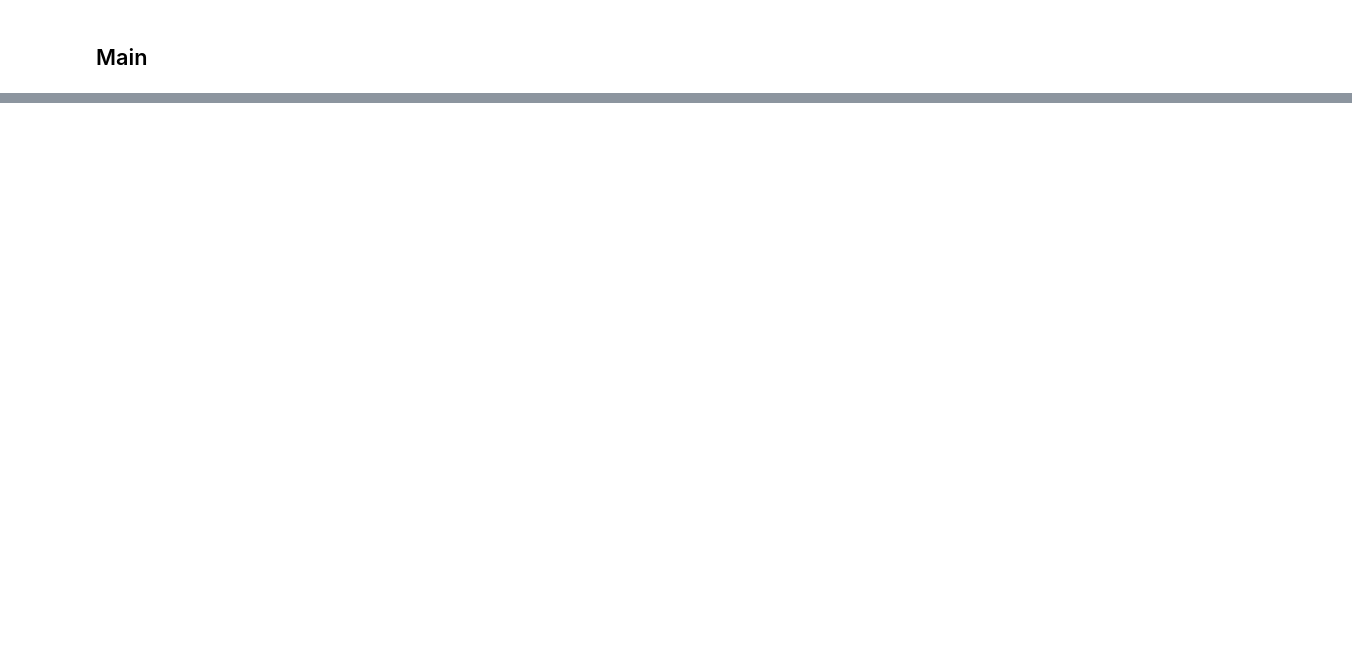
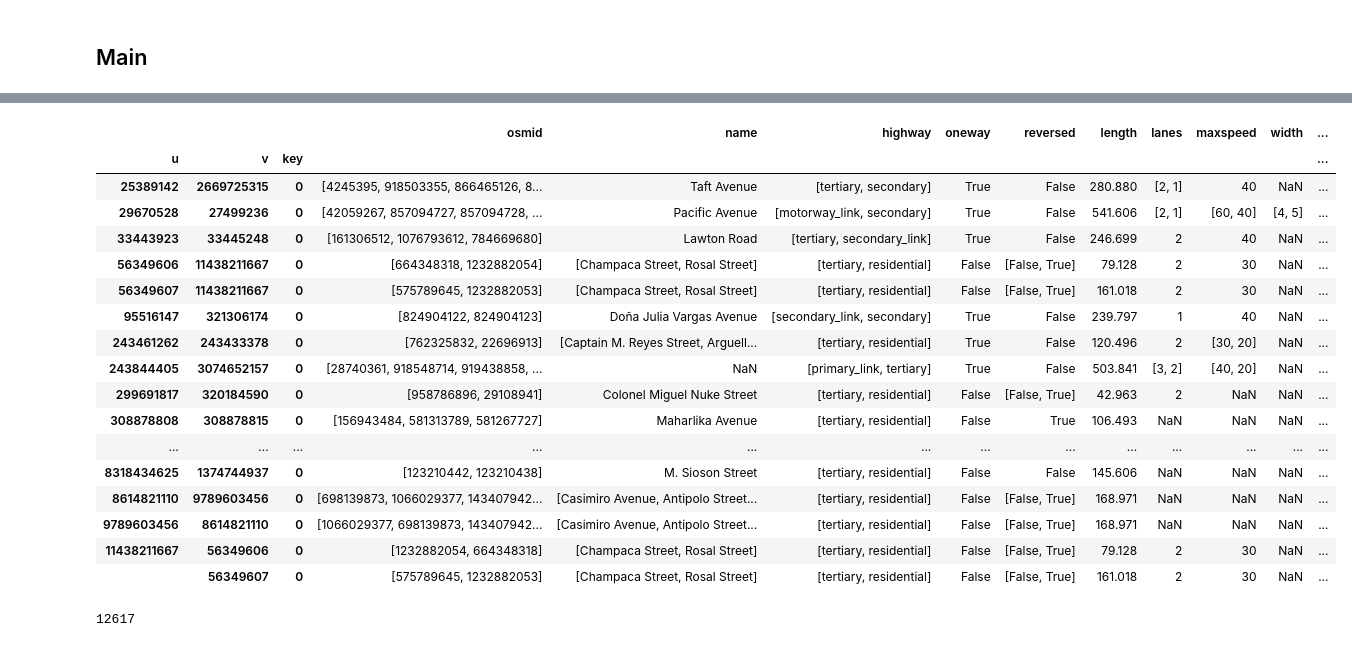
Before and after one commit to jacob-villa/optimize-jeepney-routes-genetic-algorithm, a Jupyter notebook: manila-amenities.ipynb, the cells around one changed output, grey strips where cells are left out. Drawn from its saved outputs; the diff is of its cells as text; code cells hidden in the pictures; blank space fills up the shorter version.

```diff
--- a/manila-amenities.ipynb
+++ b/manila-amenities.ipynb
@@ -878,0 +968,43 @@ before_map.save('before_map.html') # Save the map to an HTML file
+# %%
+# Considering the road type
+# IF FIRST TIME RUNNING, RUN THIS CODE TO GENERATE THE GRAPH
+def generate_graph():
+    place = 'Manila, Philippines'
+    mode = 'drive'
+    graph = ox.graph_from_place(place, network_type = mode) # Generate graph of Metro manila
+    ox.save_graphml(graph, 'map/Manila.graphml') # Save it as a file
+
+def load_graph():
+    graph = ox.load_graphml('map/Manila.graphml')
+
+    print("Graph loaded successfully")
+    print("NUMBER OF EDGES: ", graph.number_of_edges())
+    print("NUMBER OF NODES: ", graph.number_of_nodes())
+    print('\n')
+    return graph
+
+
+
+#generate_graph()
+graph = load_graph()
+
+# Get all the roads in Manila
+manila_road = ox.graph_to_gdfs(graph,nodes=False, edges=True)
+
+# Get all the roads that are not junctions (ex. Roundabouts, intersection, etc.)
+filtered_roads = manila_road[manila_road['junction'].isna()]
+
+# Separate roads whose widths are only one value and those that are more than 1 (lists)
+rows_with_lists = filtered_roads[filtered_roads['highway'].apply(lambda x: isinstance(x, list))]
+rows_with_strings = filtered_roads[filtered_roads['highway'].apply(lambda x: isinstance(x, str))]
+
+filter_options = ['primary', 'secondary', 'tertiary', 'trunk', 'unclassified']
+separation_options = ['primary', 'secondary', 'tertiary', 'unclassified']
+
+# Get the roads whose widths are above the threshold
+def check_list(lst):
+    return any(x in filter_options for x in lst)
+
+# Get all the roads with set widths (Widths that are not null)
+filtered_roads_strings = rows_with_strings.loc[rows_with_strings['highway'].isin(filter_options)]
+filtered_roads_lists = rows_with_lists[rows_with_lists['highway'].apply(check_list)]
@@ -904,0 +1136,25 @@ with open('output.geojson', 'w', encoding='utf-8') as f:
+# %%
+filtered_roads_lists
+# %% [output]
+|  |  |  | osmid | name | highway | oneway | reversed | length | lanes | maxspeed | width | ... |
+| u | v | key |  |  |  |  |  |  |  |  |  | ... |
+| 25389142 | 2669725315 | 0 | [4245395, 918503355, 866465126, 8... | Taft Avenue | [tertiary, secondary] | True | False | 280.880 | [2, 1] | 40 | NaN | ... |
+| 29670528 | 27499236 | 0 | [42059267, 857094727, 857094728, ... | Pacific Avenue | [motorway_link, secondary] | True | False | 541.606 | [2, 1] | [60, 40] | [4, 5] | ... |
+| 33443923 | 33445248 | 0 | [161306512, 1076793612, 784669680] | Lawton Road | [tertiary, secondary_link] | True | False | 246.699 | 2 | 40 | NaN | ... |
+| 56349606 | 11438211667 | 0 | [664348318, 1232882054] | [Champaca Street, Rosal Street] | [tertiary, residential] | False | [False, True] | 79.128 | 2 | 30 | NaN | ... |
+| 56349607 | 11438211667 | 0 | [575789645, 1232882053] | [Champaca Street, Rosal Street] | [tertiary, residential] | False | [False, True] | 161.018 | 2 | 30 | NaN | ... |
+| 95516147 | 321306174 | 0 | [824904122, 824904123] | Doña Julia Vargas Avenue | [secondary_link, secondary] | True | False | 239.797 | 1 | 40 | NaN | ... |
+| 243461262 | 243433378 | 0 | [762325832, 22696913] | [Captain M. Reyes Street, Arguell... | [tertiary, residential] | True | False | 120.496 | 2 | [30, 20] | NaN | ... |
+| 243844405 | 3074652157 | 0 | [28740361, 918548714, 919438858, ... | NaN | [primary_link, tertiary] | True | False | 503.841 | [3, 2] | [40, 20] | NaN | ... |
+| 299691817 | 320184590 | 0 | [958786896, 29108941] | Colonel Miguel Nuke Street | [tertiary, residential] | False | [False, True] | 42.963 | 2 | NaN | NaN | ... |
+| 308878808 | 308878815 | 0 | [156943484, 581313789, 581267727] | Maharlika Avenue | [tertiary, residential] | False | True | 106.493 | NaN | NaN | NaN | ... |
+| ... | ... | ... | ... | ... | ... | ... | ... | ... | ... | ... | ... | ... |
+| 8318434625 | 1374744937 | 0 | [123210442, 123210438] | M. Sioson Street | [tertiary, residential] | False | False | 145.606 | NaN | NaN | NaN | ... |
+| 8614821110 | 9789603456 | 0 | [698139873, 1066029377, 143407942... | [Casimiro Avenue, Antipolo Street... | [tertiary, residential] | False | [False, True] | 168.971 | NaN | NaN | NaN | ... |
+| 9789603456 | 8614821110 | 0 | [1066029377, 698139873, 143407942... | [Casimiro Avenue, Antipolo Street... | [tertiary, residential] | False | [False, True] | 168.971 | NaN | NaN | NaN | ... |
+| 11438211667 | 56349606 | 0 | [1232882054, 664348318] | [Champaca Street, Rosal Street] | [tertiary, residential] | False | [False, True] | 79.128 | 2 | 30 | NaN | ... |
+|  | 56349607 | 0 | [575789645, 1232882053] | [Champaca Street, Rosal Street] | [tertiary, residential] | False | [False, True] | 161.018 | 2 | 30 | NaN | ... |
+# %%
+len(manila_road)
+# %% [output]
+12617
```
Also changed, not shown: parts of 16 cells of this notebook, 10 other files.
